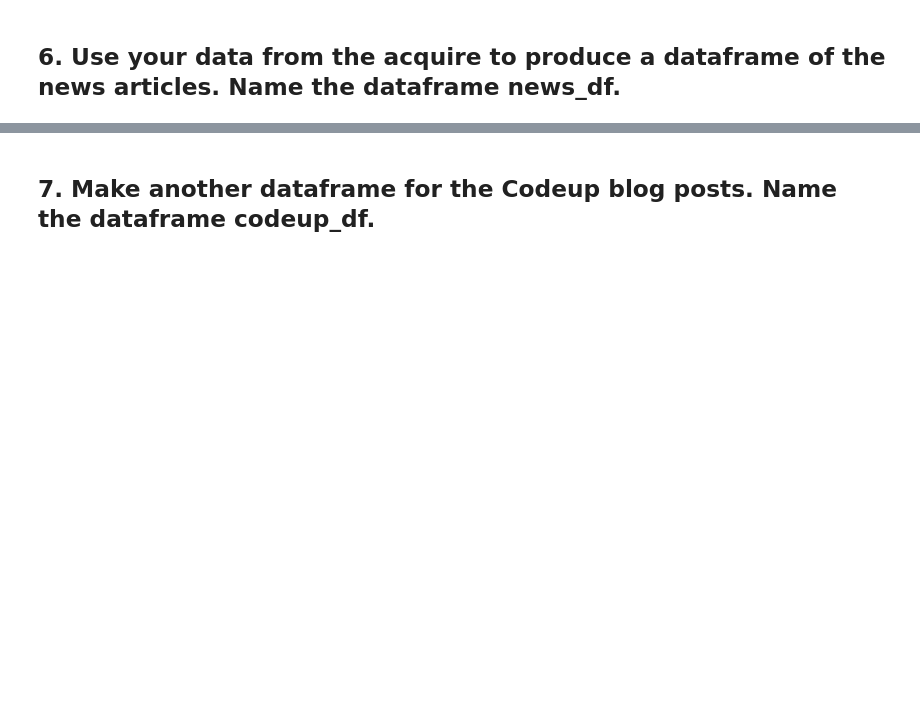
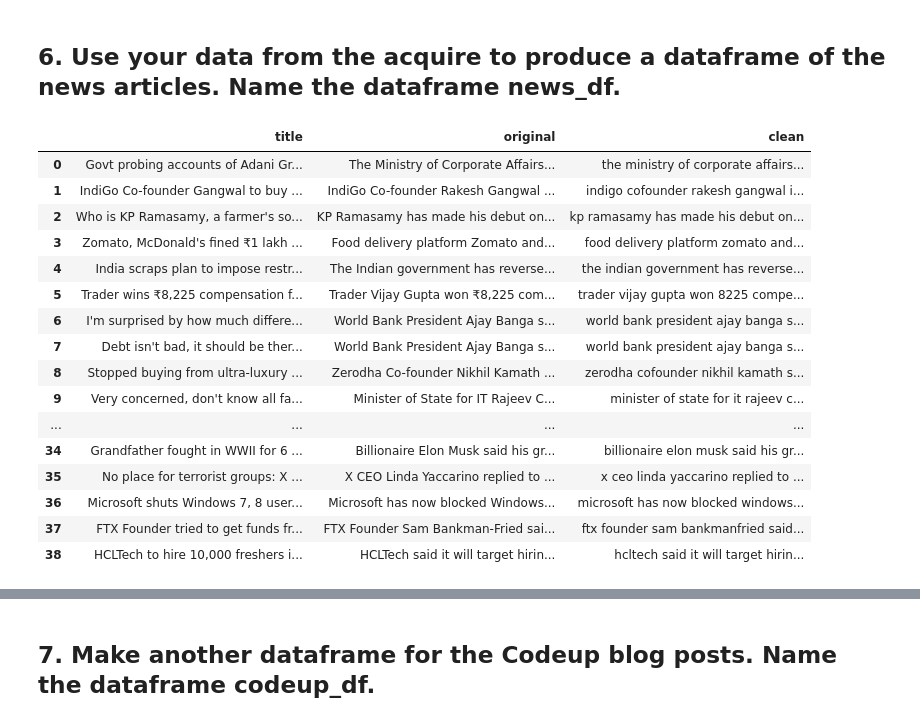
Before and after one commit to nickpedri/natural-language-processing-exercises, a Jupyter notebook: data_preparation_nlp.ipynb, the cells around one changed output, grey strips where cells are left out. Cells and saved outputs as stored; diff of their text form; code cells hidden in the pictures; blank space fills up the shorter version.

```diff
--- a/data_preparation_nlp.ipynb
+++ b/data_preparation_nlp.ipynb
@@ -94,6 +90,30 @@ stopwords.words('english')
 news = pd.read_csv('news.csv')
 news = news.rename(columns={'content':'original'})
 news = news.drop(columns='category')
+# %%
+def cleanse(df, col='', stem=False, lem=True):
+    df['clean'] = df[col].apply(basic_clean)
+    return df
+# %%
+cleanse(news, 'original')
+# %% [output]
+|  | title | original | clean |
+| 0 | Govt probing accounts of Adani Gr... | The Ministry of Corporate Affairs... | the ministry of corporate affairs... |
+| 1 | IndiGo Co-founder Gangwal to buy ... | IndiGo Co-founder Rakesh Gangwal ... | indigo cofounder rakesh gangwal i... |
+| 2 | Who is KP Ramasamy, a farmer's so... | KP Ramasamy has made his debut on... | kp ramasamy has made his debut on... |
+| 3 | Zomato, McDonald's fined ₹1 lakh ... | Food delivery platform Zomato and... | food delivery platform zomato and... |
+| 4 | India scraps plan to impose restr... | The Indian government has reverse... | the indian government has reverse... |
+| 5 | Trader wins ₹8,225 compensation f... | Trader Vijay Gupta won ₹8,225 com... | trader vijay gupta won 8225 compe... |
+| 6 | I'm surprised by how much differe... | World Bank President Ajay Banga s... | world bank president ajay banga s... |
+| 7 | Debt isn't bad, it should be ther... | World Bank President Ajay Banga s... | world bank president ajay banga s... |
+| 8 | Stopped buying from ultra-luxury ... | Zerodha Co-founder Nikhil Kamath ... | zerodha cofounder nikhil kamath s... |
+| 9 | Very concerned, don't know all fa... | Minister of State for IT Rajeev C... | minister of state for it rajeev c... |
+| ... | ... | ... | ... |
+| 34 | Grandfather fought in WWII for 6 ... | Billionaire Elon Musk said his gr... | billionaire elon musk said his gr... |
+| 35 | No place for terrorist groups: X ... | X CEO Linda Yaccarino replied to ... | x ceo linda yaccarino replied to ... |
+| 36 | Microsoft shuts Windows 7, 8 user... | Microsoft has now blocked Windows... | microsoft has now blocked windows... |
+| 37 | FTX Founder tried to get funds fr... | FTX Founder Sam Bankman-Fried sai... | ftx founder sam bankmanfried said... |
+| 38 | HCLTech to hire 10,000 freshers i... | HCLTech said it will target hirin... | hcltech said it will target hirin... |
 # %%
 news.head()
 # %% [output]
```
Also changed, not shown: parts of 10 cells of this notebook, 2 other files.
